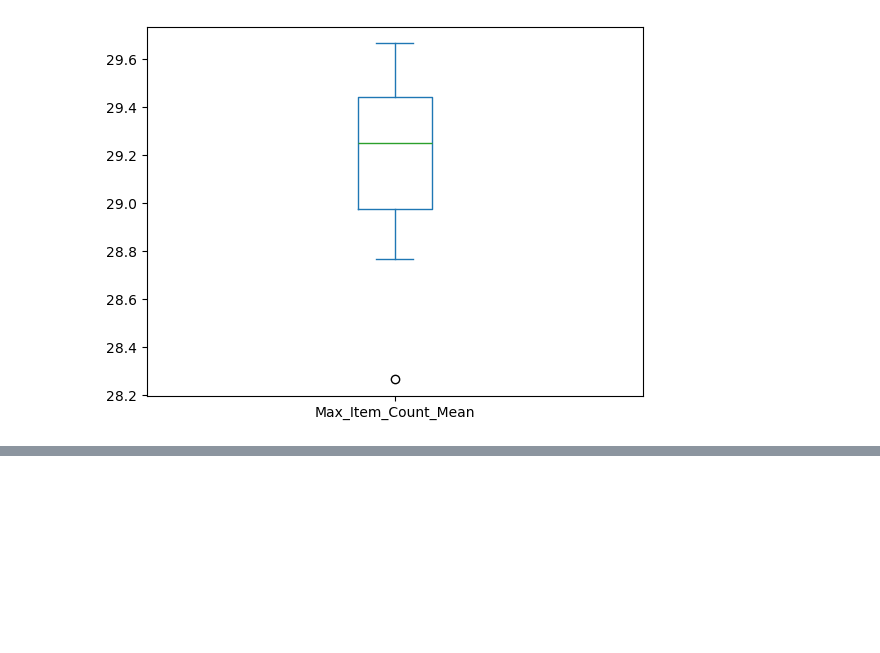
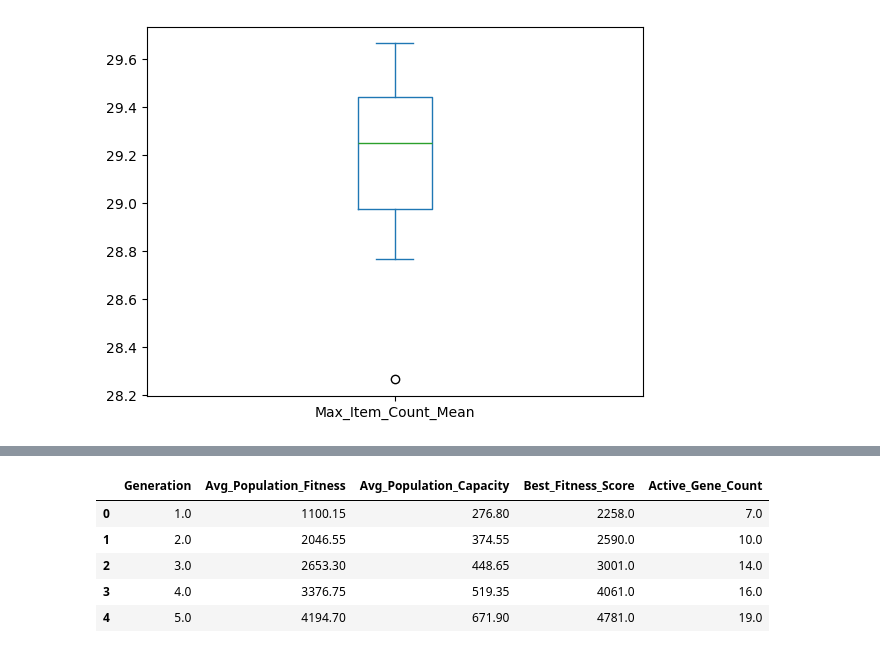
Before and after one commit to ajay-naidu-96/GeneticAlgo, a Jupyter notebook: notebooks/TheFancyStuff.ipynb, the cells around one changed output, grey strips where cells are left out. Saved outputs shown, nothing was run; the diff lists cells and outputs as text; code cells hidden in the pictures; blank space fills up the shorter version.

```diff
--- a/notebooks/TheFancyStuff.ipynb
+++ b/notebooks/TheFancyStuff.ipynb
@@ -191,0 +293,11 @@ summary.plot.box(x='Pop_Size', y=['Max_Item_Count_Mean'])
+# %%
+df7 = pd.read_csv('../output/selection_tournament_crossover_mutation_0.05_custom_fitness_29_generation_config_1.csv')
+df7 = df7.rename(columns={'Active_Gene_Count': 'Best_Fitness_Score', 'Best_Fitness_Score': 'Active_Gene_Count'})
+df7.head()
+# %% [output]
+|  | Generation | Avg_Population_Fitness | Avg_Population_Capacity | Best_Fitness_Score | Active_Gene_Count |
+| 0 | 1.0 | 1100.15 | 276.80 | 2258.0 | 7.0 |
+| 1 | 2.0 | 2046.55 | 374.55 | 2590.0 | 10.0 |
+| 2 | 3.0 | 2653.30 | 448.65 | 3001.0 | 14.0 |
+| 3 | 4.0 | 3376.75 | 519.35 | 4061.0 | 16.0 |
+| 4 | 5.0 | 4194.70 | 671.90 | 4781.0 | 19.0 |
```
Also changed, not shown: parts of 14 cells of this notebook, 4 other files.
